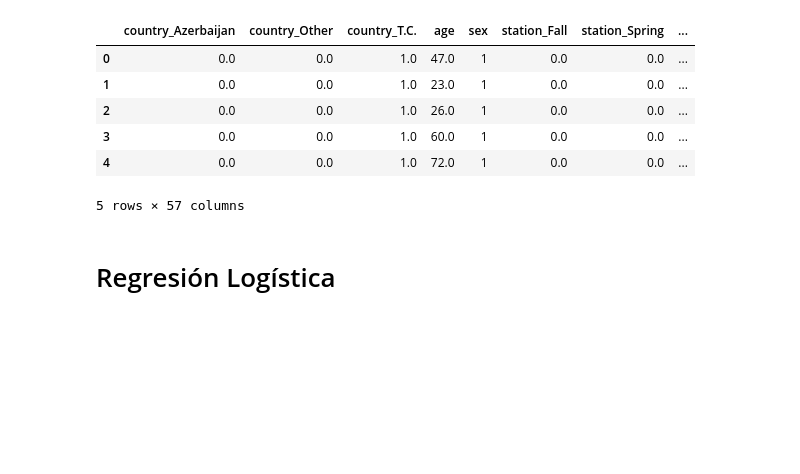
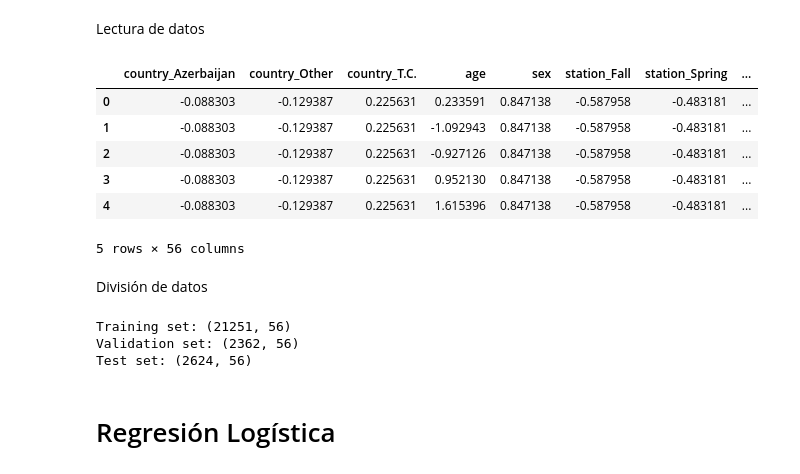
Before and after one commit to javipzv/hospital-data-analysis-and-prediction, a Jupyter notebook: models.ipynb, the cells around one changed output. Saved outputs shown, nothing was run; the diff lists cells and outputs as text; code cells hidden in the pictures; blank space fills up the shorter version.

Commit message:
normalized data, added svm

```diff
--- a/models.ipynb
+++ b/models.ipynb
@@ -11,10 +10,15 @@ data = pd.read_csv('data/hospital_joined.csv')
+# %% [markdown]
+Lectura de datos
+# %%
+X = pd.read_csv('data/X.csv')
+y = pd.read_csv('data/y.csv').values.ravel()
 # %%
-data.head()
+X.head()
 # %% [output]
 |  | country_Azerbaijan | country_Other | country_T.C. | age | sex | station_Fall | station_Spring | ... |
-| 0 | 0.0 | 0.0 | 1.0 | 47.0 | 1 | 0.0 | 0.0 | ... |
-| 1 | 0.0 | 0.0 | 1.0 | 23.0 | 1 | 0.0 | 0.0 | ... |
-| 2 | 0.0 | 0.0 | 1.0 | 26.0 | 1 | 0.0 | 0.0 | ... |
-| 3 | 0.0 | 0.0 | 1.0 | 60.0 | 1 | 0.0 | 0.0 | ... |
-| 4 | 0.0 | 0.0 | 1.0 | 72.0 | 1 | 0.0 | 0.0 | ... |
+| 0 | -0.088303 | -0.129387 | 0.225631 | 0.233591 | 0.847138 | -0.587958 | -0.483181 | ... |
+| 1 | -0.088303 | -0.129387 | 0.225631 | -1.092943 | 0.847138 | -0.587958 | -0.483181 | ... |
+| 2 | -0.088303 | -0.129387 | 0.225631 | -0.927126 | 0.847138 | -0.587958 | -0.483181 | ... |
+| 3 | -0.088303 | -0.129387 | 0.225631 | 0.952130 | 0.847138 | -0.587958 | -0.483181 | ... |
+| 4 | -0.088303 | -0.129387 | 0.225631 | 1.615396 | 0.847138 | -0.587958 | -0.483181 | ... |
-5 rows × 57 columns
+5 rows × 56 columns
@@ -26,3 +25,16 @@ x_train, x_val, y_train, y_val = train_test_split(x_train, y_train, test_size=0.
+# %% [markdown]
+División de datos
+# %%
+X_train, X_test, y_train, y_test = train_test_split(X, y, test_size=0.1, random_state=42, stratify=y) # stratify=y to keep the same class distribution
+X_train, X_val, y_train, y_val = train_test_split(X_train, y_train, test_size=0.1, random_state=42, stratify=y_train) # stratify=y to keep the same class distribution
+
+print('Training set:', X_train.shape)
+print('Validation set:', X_val.shape)
+print('Test set:', X_test.shape)
+# %% [output]
+Training set: (21251, 56)
+Validation set: (2362, 56)
+Test set: (2624, 56)
 # %% [markdown]
 # Regresión Logística
 # %%
```
Also changed, not shown: parts of 14 cells of this notebook, 3 other files.
